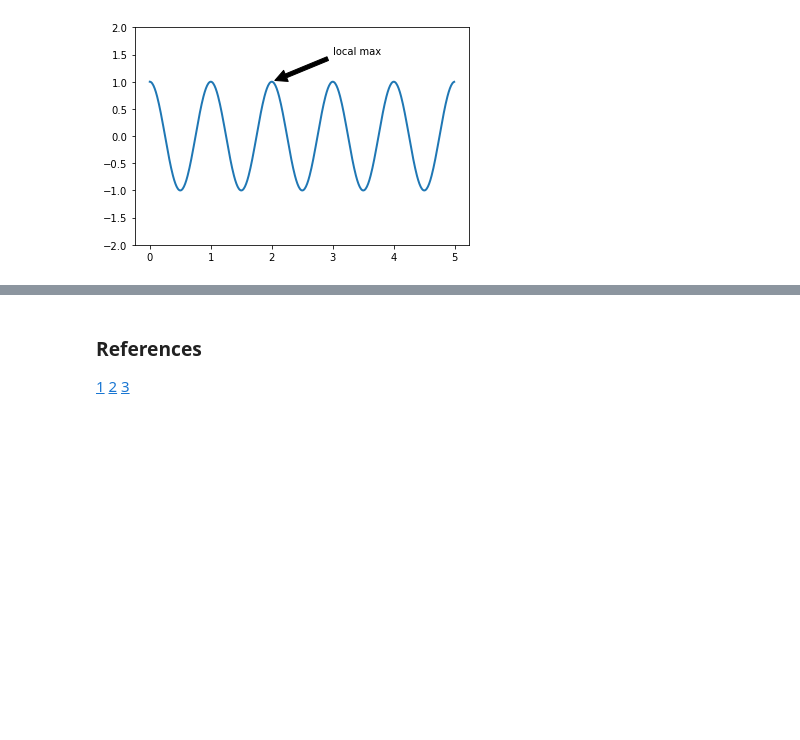
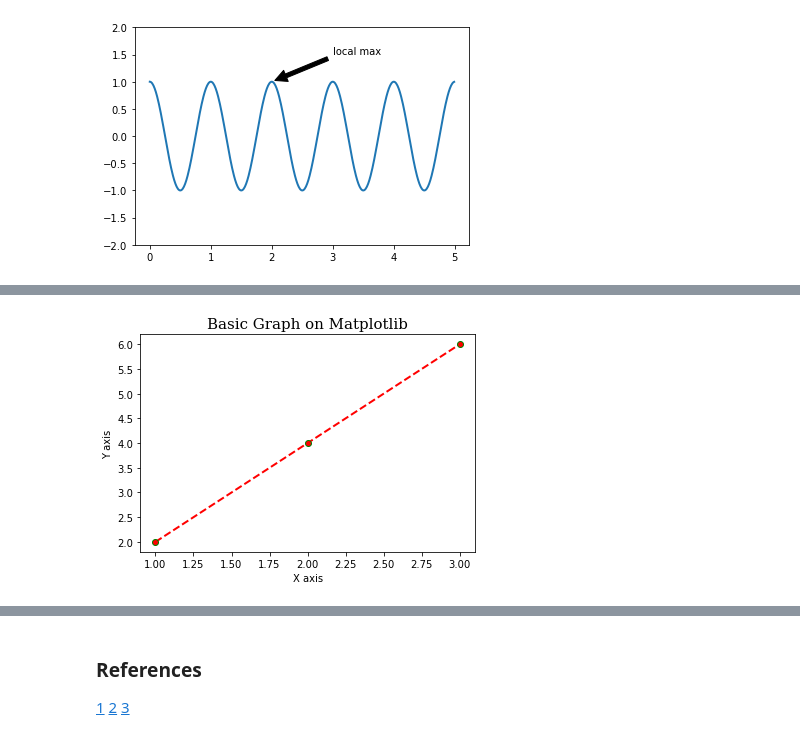
Before and after one commit to katel85/FundamentalsDA, a Jupyter notebook: pyplot.ipynb, the cells around one changed output, grey strips where cells are left out. Cells and saved outputs as stored; diff of their text form; code cells hidden in the pictures; blank space fills up the shorter version.

```diff
--- a/pyplot.ipynb
+++ b/pyplot.ipynb
@@ -101,0 +126,13 @@ plt.show()
+# %%
+# worrking with some of the functions in matplotlib on a basic plot. Looking at fontsize and type and legends,colours.
+x= [1,2,3]
+y= [2,4,6]
+
+plt.plot(x,y, label='2x', color = 'red', linewidth=2, marker='.', linestyle='--',markersize=12, markeredgecolor='green')
+
+plt.title('Basic Graph on Matplotlib', fontdict={'fontname': 'serif', 'fontsize': 15})
+plt.xlabel('X axis')
+plt.ylabel('Y axis')
+plt.show()
+# %% [output]
+[figure, added]
```
Also changed, not shown: parts of 19 cells of this notebook, 3 other files.
